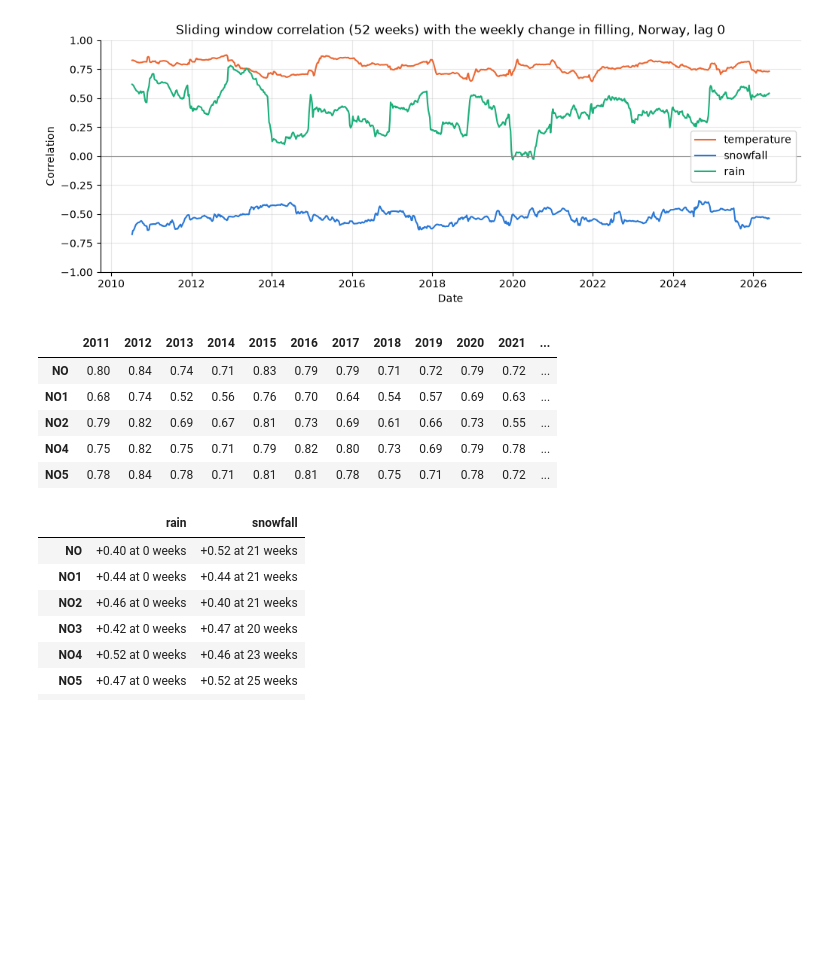
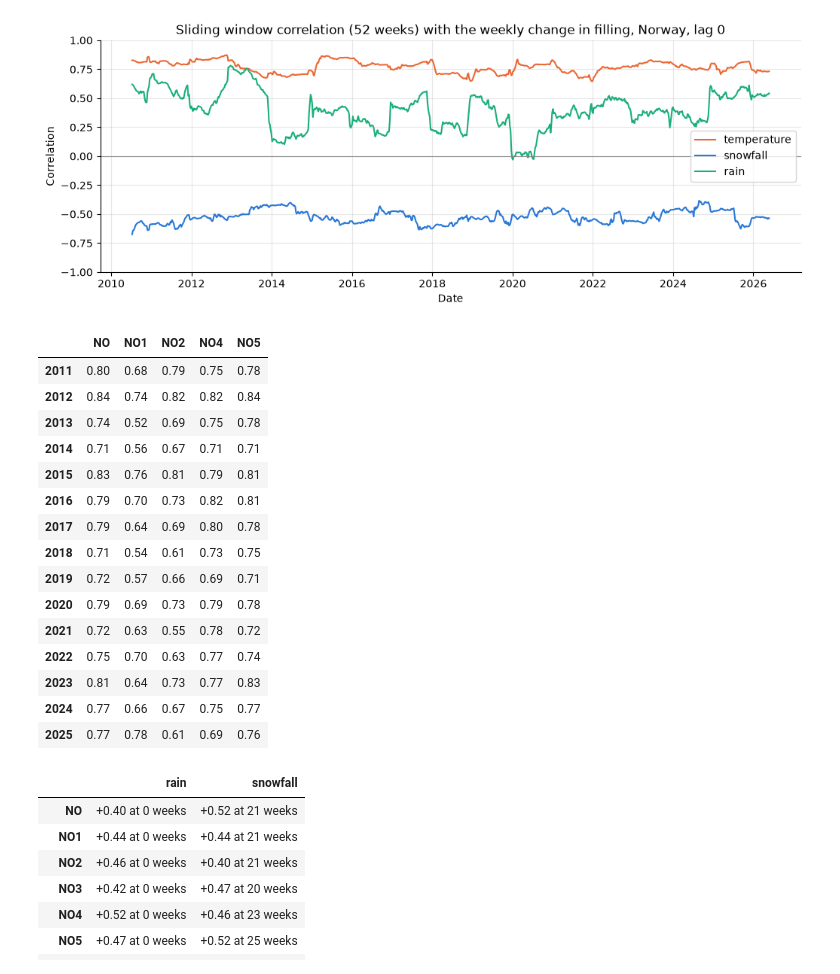
Before and after one commit to limmen20/limmen-streamlit-dashboard, a Jupyter notebook: notebooks/IND320_part4.ipynb, the cells around one changed output. Cells and saved outputs as stored; diff of their text form; code cells hidden in the pictures; blank space fills up the shorter version.

Commit message:
Part 4 notebook: table layout, AI usage

```diff
--- a/notebooks/IND320_part4.ipynb
+++ b/notebooks/IND320_part4.ipynb
@@ -420,15 +420,25 @@ plt.show()
 # %%
 # Yearly mean of the 52-week correlation with temperature (lag 0) in some areas
 yearly = pd.DataFrame({region: sliding_window_correlation(region, "temperature").groupby(lambda d: d.year).mean()
                        for region in ["NO", "NO1", "NO2", "NO4", "NO5"]})
-yearly.loc[2011:2025].round(2).T
+yearly.loc[2011:2025].round(2)
 # %% [output]
-|  | 2011 | 2012 | 2013 | 2014 | 2015 | 2016 | 2017 | 2018 | 2019 | 2020 | 2021 | ... |
-| NO | 0.80 | 0.84 | 0.74 | 0.71 | 0.83 | 0.79 | 0.79 | 0.71 | 0.72 | 0.79 | 0.72 | ... |
-| NO1 | 0.68 | 0.74 | 0.52 | 0.56 | 0.76 | 0.70 | 0.64 | 0.54 | 0.57 | 0.69 | 0.63 | ... |
-| NO2 | 0.79 | 0.82 | 0.69 | 0.67 | 0.81 | 0.73 | 0.69 | 0.61 | 0.66 | 0.73 | 0.55 | ... |
-| NO4 | 0.75 | 0.82 | 0.75 | 0.71 | 0.79 | 0.82 | 0.80 | 0.73 | 0.69 | 0.79 | 0.78 | ... |
-| NO5 | 0.78 | 0.84 | 0.78 | 0.71 | 0.81 | 0.81 | 0.78 | 0.75 | 0.71 | 0.78 | 0.72 | ... |
+|  | NO | NO1 | NO2 | NO4 | NO5 |
+| 2011 | 0.80 | 0.68 | 0.79 | 0.75 | 0.78 |
+| 2012 | 0.84 | 0.74 | 0.82 | 0.82 | 0.84 |
+| 2013 | 0.74 | 0.52 | 0.69 | 0.75 | 0.78 |
+| 2014 | 0.71 | 0.56 | 0.67 | 0.71 | 0.71 |
+| 2015 | 0.83 | 0.76 | 0.81 | 0.79 | 0.81 |
+| 2016 | 0.79 | 0.70 | 0.73 | 0.82 | 0.81 |
+| 2017 | 0.79 | 0.64 | 0.69 | 0.80 | 0.78 |
+| 2018 | 0.71 | 0.54 | 0.61 | 0.73 | 0.75 |
+| 2019 | 0.72 | 0.57 | 0.66 | 0.69 | 0.71 |
+| 2020 | 0.79 | 0.69 | 0.73 | 0.79 | 0.78 |
+| 2021 | 0.72 | 0.63 | 0.55 | 0.78 | 0.72 |
+| 2022 | 0.75 | 0.70 | 0.63 | 0.77 | 0.74 |
+| 2023 | 0.81 | 0.64 | 0.73 | 0.77 | 0.83 |
+| 2024 | 0.77 | 0.66 | 0.67 | 0.75 | 0.77 |
+| 2025 | 0.77 | 0.78 | 0.61 | 0.69 | 0.76 |
 # %%
 # Strongest lag (0-26 weeks) per area for snowfall and rain
 lags = range(0, 27)
```
Also changed, not shown: parts of 1 cell of this notebook.
